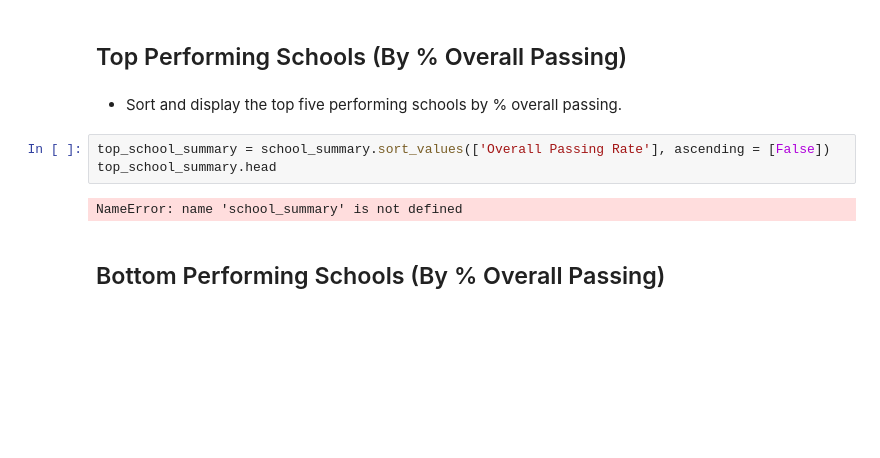
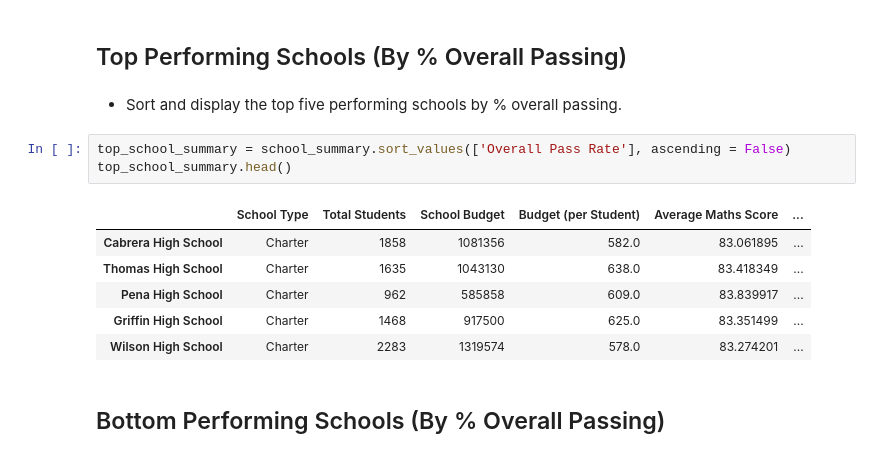
Before and after one commit to nickkyklausng/pandas-challenge, a Jupyter notebook: 02-Homework_04-Pandas_Instructions_PyCitySchools_PyCitySchools_starter.ipynb, the cells around one changed output. Drawn from its saved outputs; the diff is of its cells as text; blank space fills up the shorter version.

```diff
--- a/02-Homework_04-Pandas_Instructions_PyCitySchools_PyCitySchools_starter.ipynb
+++ b/02-Homework_04-Pandas_Instructions_PyCitySchools_PyCitySchools_starter.ipynb
@@ -383,10 +433,15 @@ ValueError: array length 2 does not match index length 15
 # %% [markdown]
 * Sort and display the top five performing schools by % overall passing.
 # %%
-top_school_summary = school_summary.sort_values(['Overall Passing Rate'], ascending = [False])
-top_school_summary.head
+top_school_summary = school_summary.sort_values(['Overall Pass Rate'], ascending = False)
+top_school_summary.head()
 # %% [output]
-NameError: name 'school_summary' is not defined
+|  | School Type | Total Students | School Budget | Budget (per Student) | Average Maths Score | ... |
+| Cabrera High School | Charter | 1858 | 1081356 | 582.0 | 83.061895 | ... |
+| Thomas High School | Charter | 1635 | 1043130 | 638.0 | 83.418349 | ... |
+| Pena High School | Charter | 962 | 585858 | 609.0 | 83.839917 | ... |
+| Griffin High School | Charter | 1468 | 917500 | 625.0 | 83.351499 | ... |
+| Wilson High School | Charter | 2283 | 1319574 | 578.0 | 83.274201 | ... |
 # %% [markdown]
 ## Bottom Performing Schools (By % Overall Passing)
 # %% [markdown]
```
Also changed, not shown: parts of 14 cells of this notebook.
